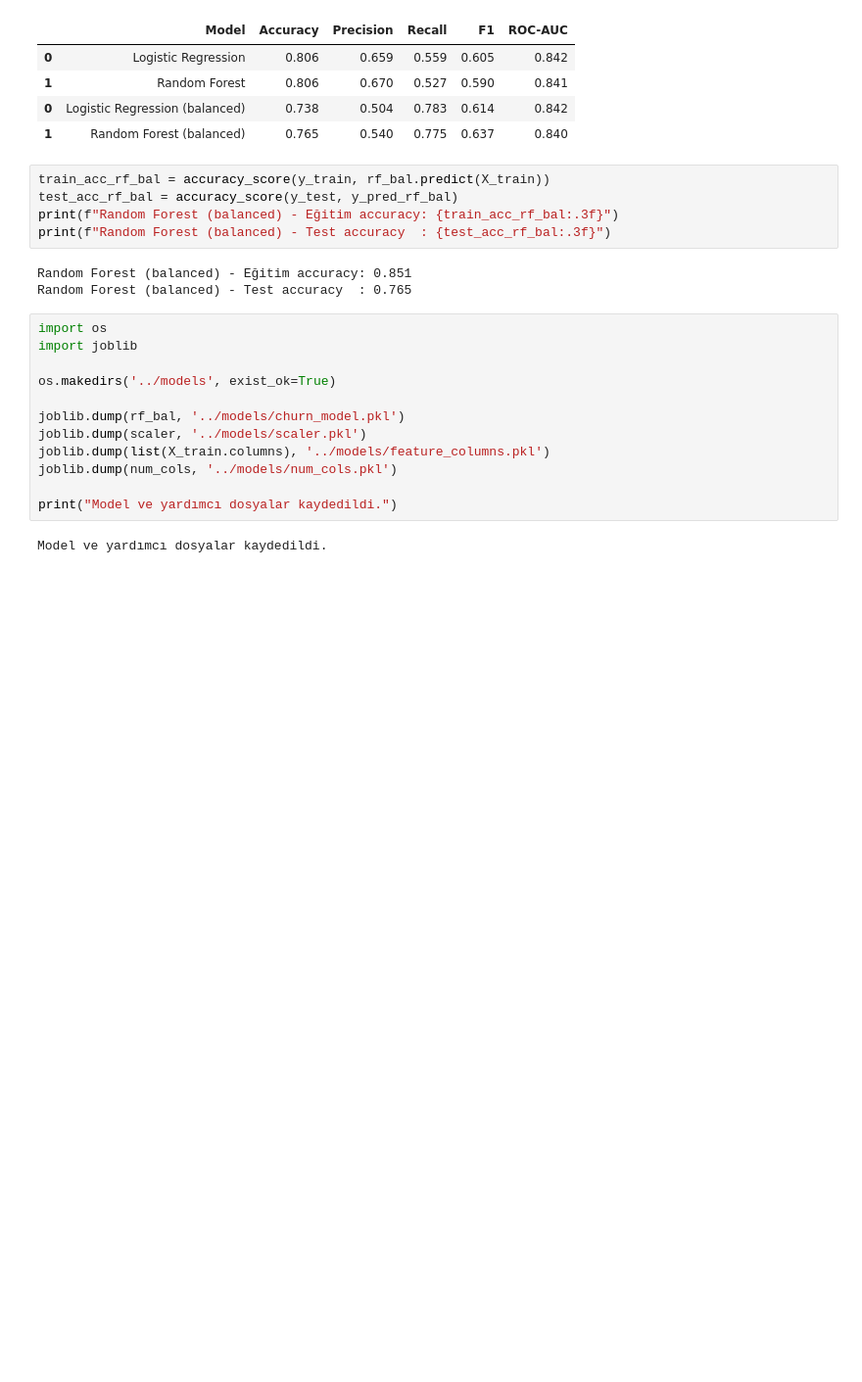
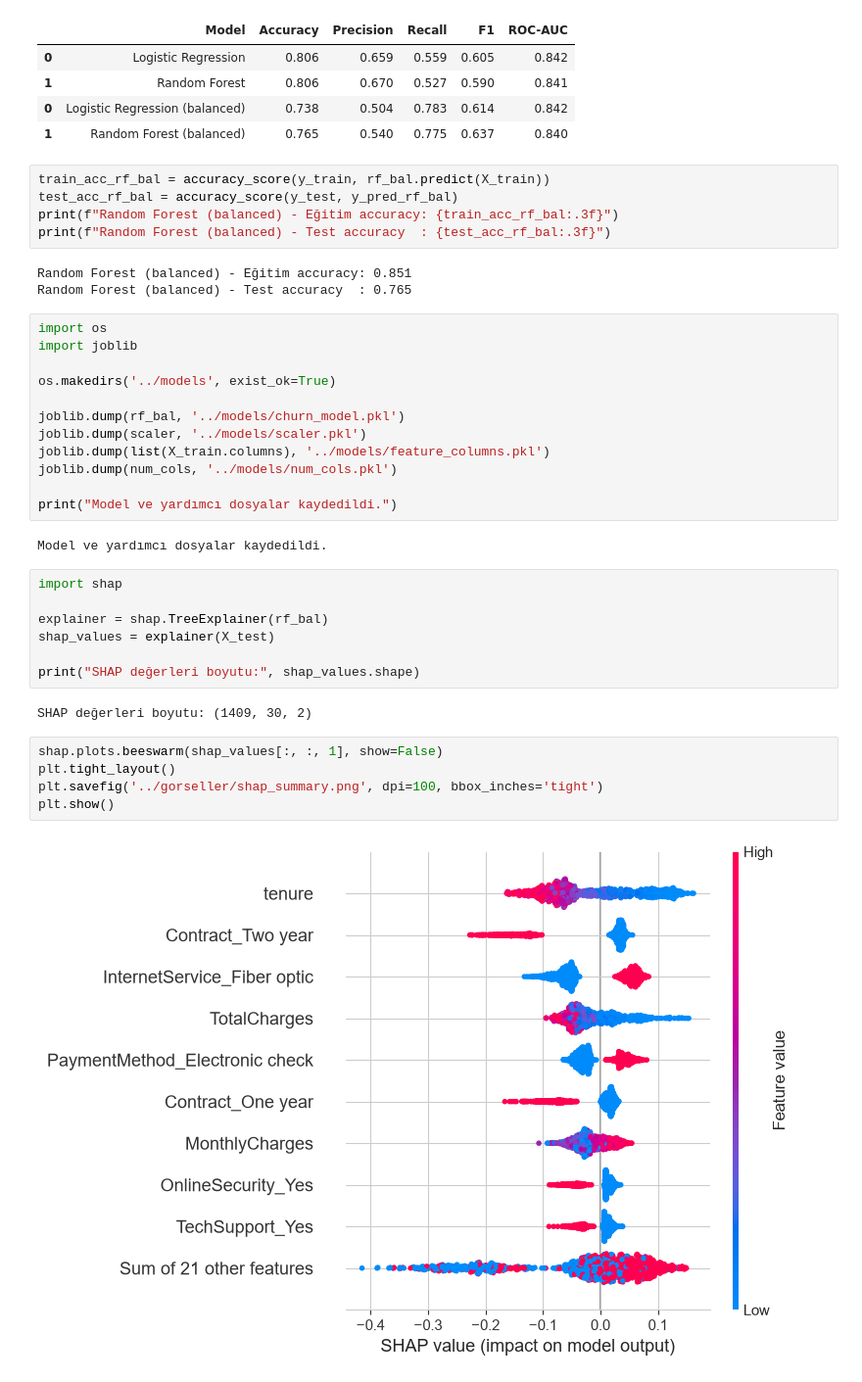
Before and after one commit to mineturkmen20-hub/final-projesi-mine-turkmen, a Jupyter notebook: notebooks/01_veri_temizleme_ve_eda.ipynb, the cells around one changed output. Shown at 98% size. Saved outputs shown, nothing was run; the diff lists cells and outputs as text; blank space fills up the shorter version.

Commit message:
SHAP ile model aciklanabilirligi eklendi (summary, bar, waterfall grafikleri)

```diff
--- a/notebooks/01_veri_temizleme_ve_eda.ipynb
+++ b/notebooks/01_veri_temizleme_ve_eda.ipynb
@@ -379,3 +379,19 @@ joblib.dump(num_cols, '../models/num_cols.pkl')
 print("Model ve yardımcı dosyalar kaydedildi.")
 # %% [output]
 Model ve yardımcı dosyalar kaydedildi.
+# %%
+import shap
+
+explainer = shap.TreeExplainer(rf_bal)
+shap_values = explainer(X_test)
+
+print("SHAP değerleri boyutu:", shap_values.shape)
+# %% [output]
+SHAP değerleri boyutu: (1409, 30, 2)
+# %%
+shap.plots.beeswarm(shap_values[:, :, 1], show=False)
+plt.tight_layout()
+plt.savefig('../gorseller/shap_summary.png', dpi=100, bbox_inches='tight')
+plt.show()
+# %% [output]
+[figure, added]
```
Also changed, not shown: parts of 3 cells of this notebook, 4 other files.
